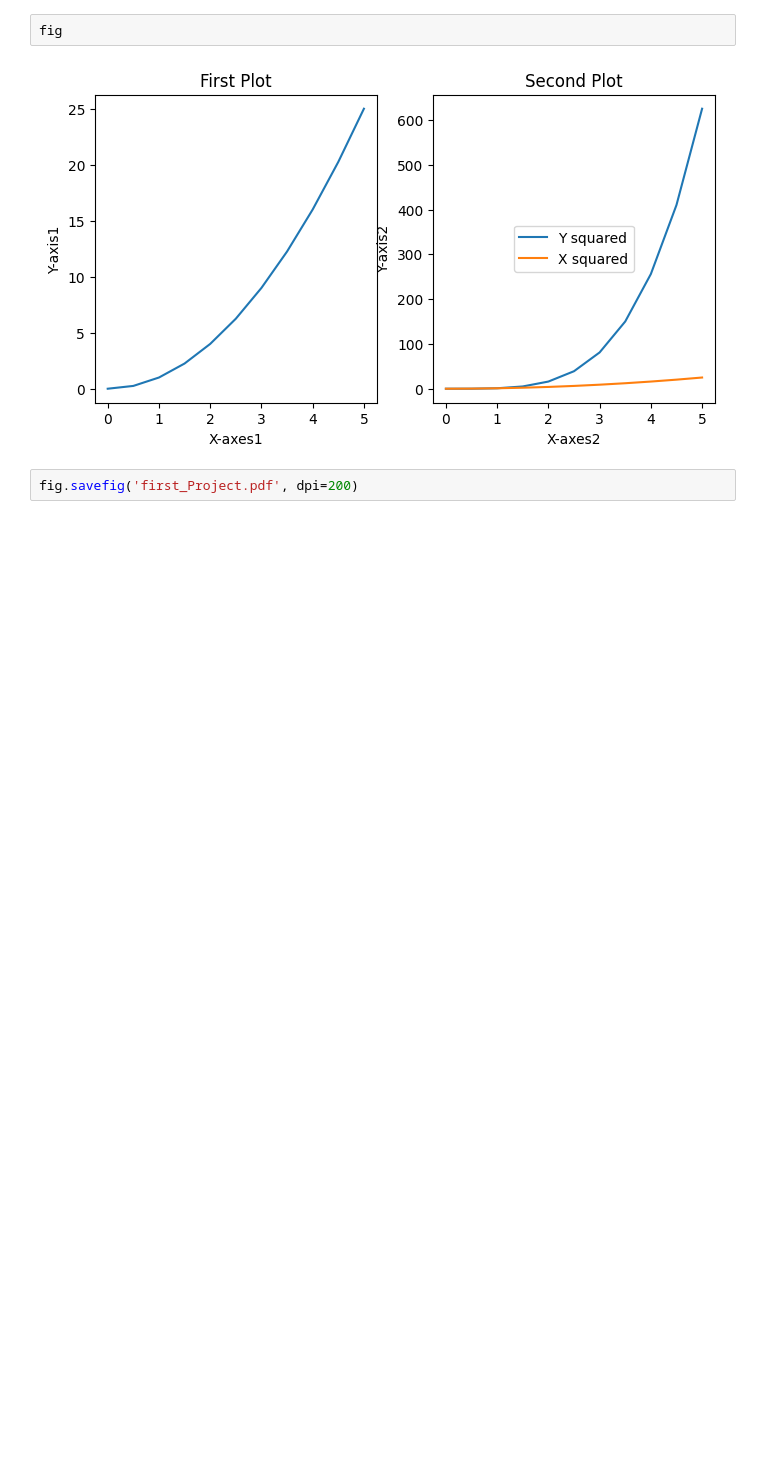
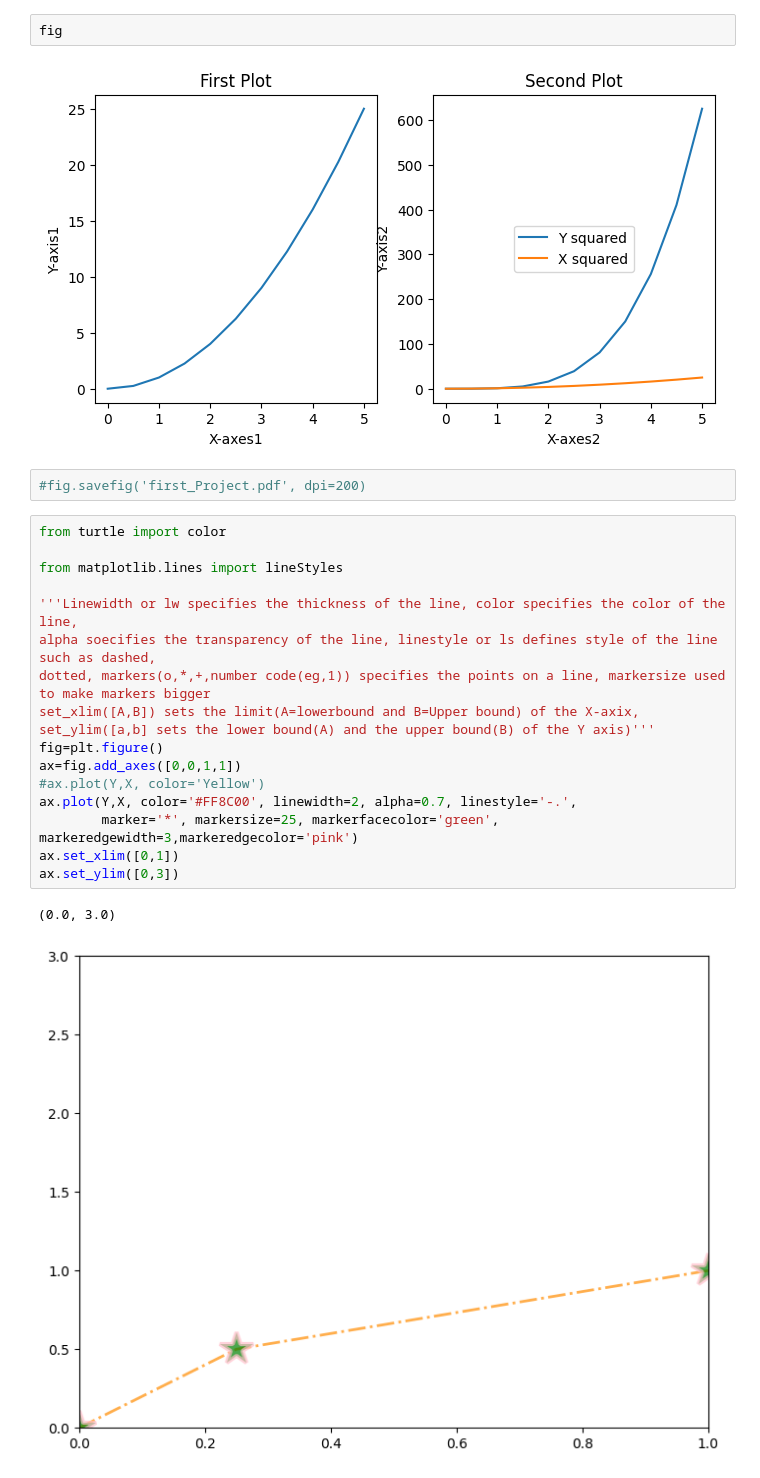
Before and after one commit to Eddie-hanson/Tutorials, a Jupyter notebook: Introduction_to_Matplotlib.ipynb, the cells around one changed output. Cells and saved outputs as stored; diff of their text form; blank space fills up the shorter version.

Commit message:
Did a simple exercise on matplotlib

```diff
--- a/Introduction_to_Matplotlib.ipynb
+++ b/Introduction_to_Matplotlib.ipynb
@@ -117,4 +117,23 @@ fig
 # %% [output]
 [figure]
 # %%
-fig.savefig('first_Project.pdf', dpi=200)
+#fig.savefig('first_Project.pdf', dpi=200)
+# %%
+from turtle import color
+
+from matplotlib.lines import lineStyles
+
+'''Linewidth or lw specifies the thickness of the line, color specifies the color of the line,
+alpha soecifies the transparency of the line, linestyle or ls defines style of the line such as dashed,
+dotted, markers(o,*,+,number code(eg,1)) specifies the points on a line, markersize used to make markers bigger
+set_xlim([A,B]) sets the limit(A=lowerbound and B=Upper bound) of the X-axix, set_ylim([a,b] sets the lower bound(A) and the upper bound(B) of the Y axis)'''
+fig=plt.figure()
+ax=fig.add_axes([0,0,1,1])
+#ax.plot(Y,X, color='Yellow')
+ax.plot(Y,X, color='#FF8C00', linewidth=2, alpha=0.7, linestyle='-.',
+        marker='*', markersize=25, markerfacecolor='green', markeredgewidth=3,markeredgecolor='pink')
+ax.set_xlim([0,1])
+ax.set_ylim([0,3])
+# %% [output]
+(0.0, 3.0)
+[figure, added]
```
Also changed, not shown: parts of 1 cell of this notebook, 1 other file.
